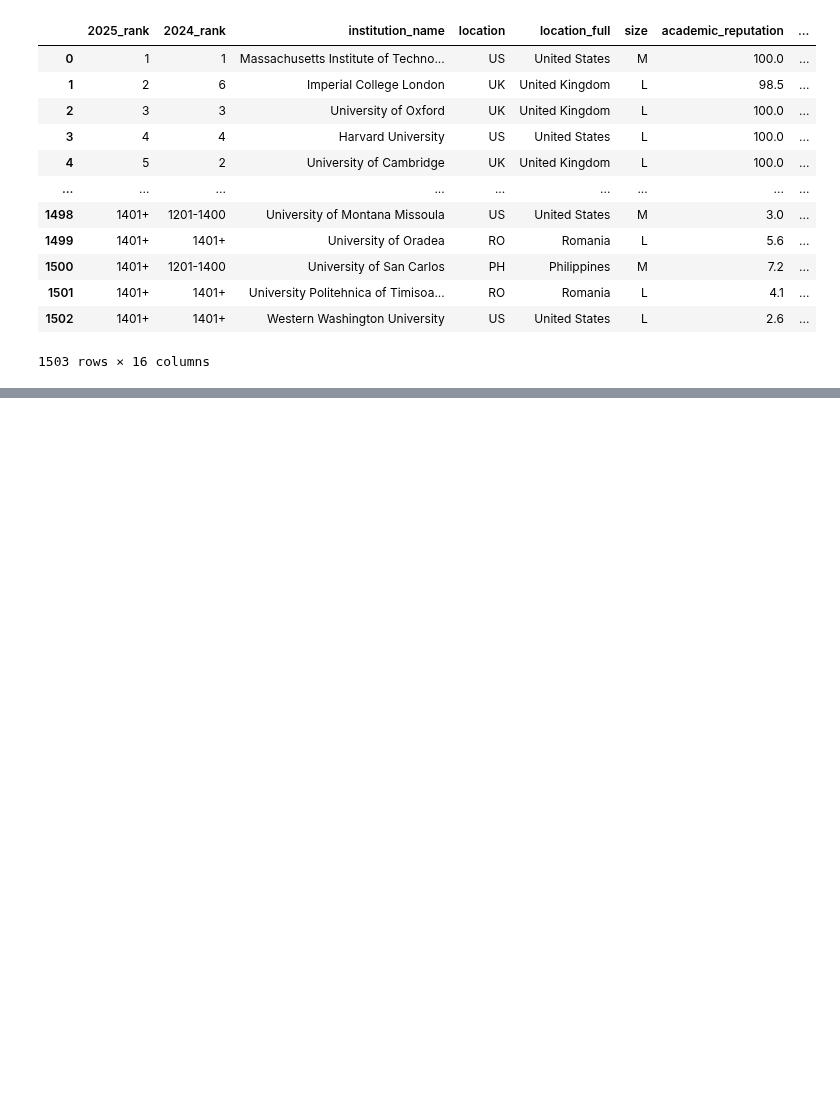
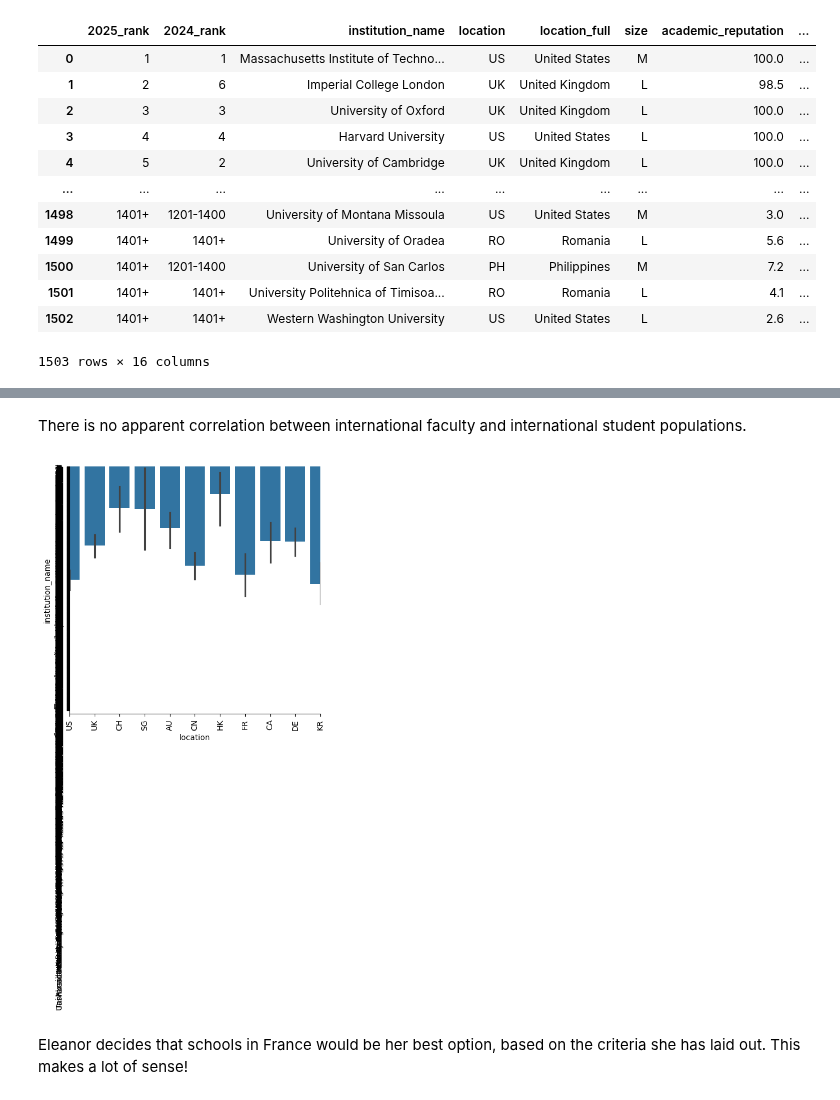
Before and after one commit to thezachdrake/UMD-INST760-Summer2024, a Jupyter notebook: notebooks/Roberts_Notebook.ipynb, the cells around one changed output, grey strips where cells are left out. Saved outputs shown, nothing was run; the diff lists cells and outputs as text; code cells hidden in the pictures; blank space fills up the shorter version.

```diff
--- a/notebooks/Roberts_Notebook.ipynb
+++ b/notebooks/Roberts_Notebook.ipynb
@@ -22,0 +52,12 @@ df
+# %% [markdown]
+There is no apparent correlation between international faculty and international student populations.
+# %%
+sns.catplot(y="institution_name", x="location", data=df, kind="bar")
+plt.xlim(0, 10)
+plt.xticks(rotation=-90)
+plt.yticks(rotation=90)
+plt.show()
+# %% [output]
+[figure, added]
+# %% [markdown]
+Eleanor decides that schools in France would be her best option, based on the criteria she has laid out. This makes a lot of sense!
```
Also changed, not shown: parts of 12 cells of this notebook.
